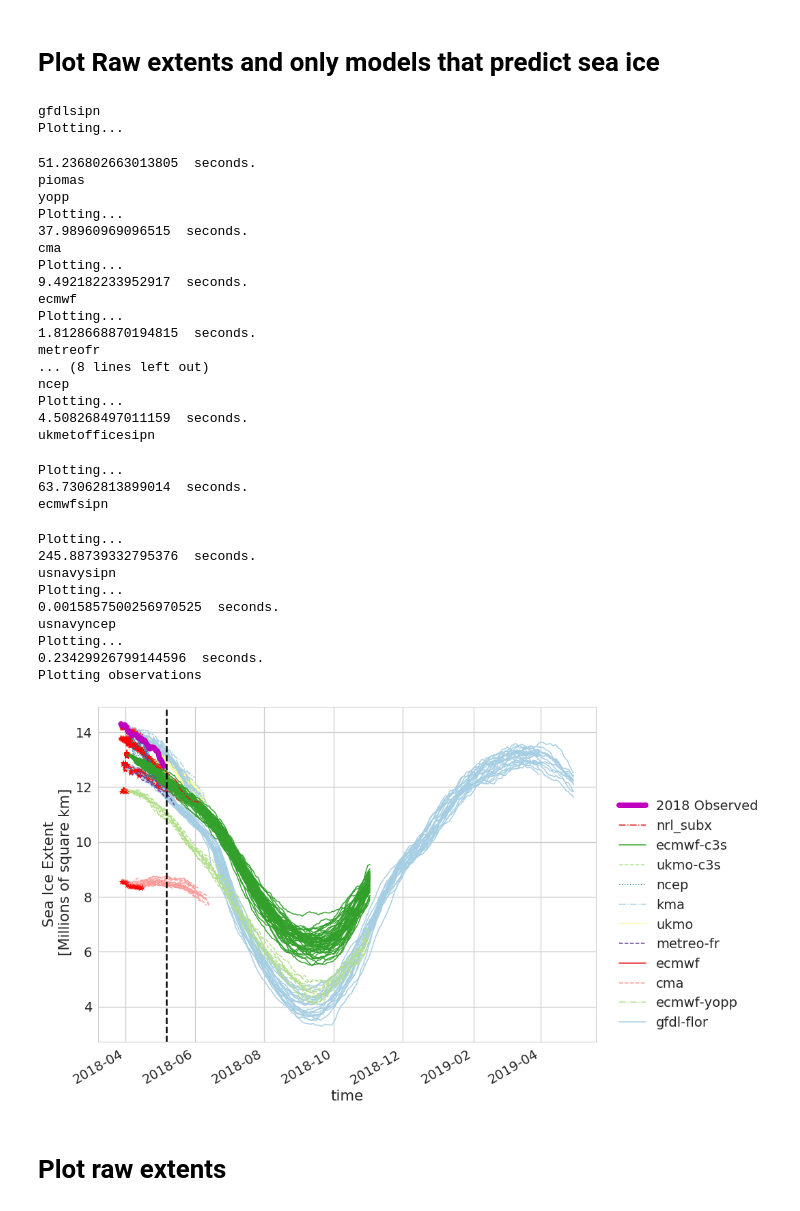
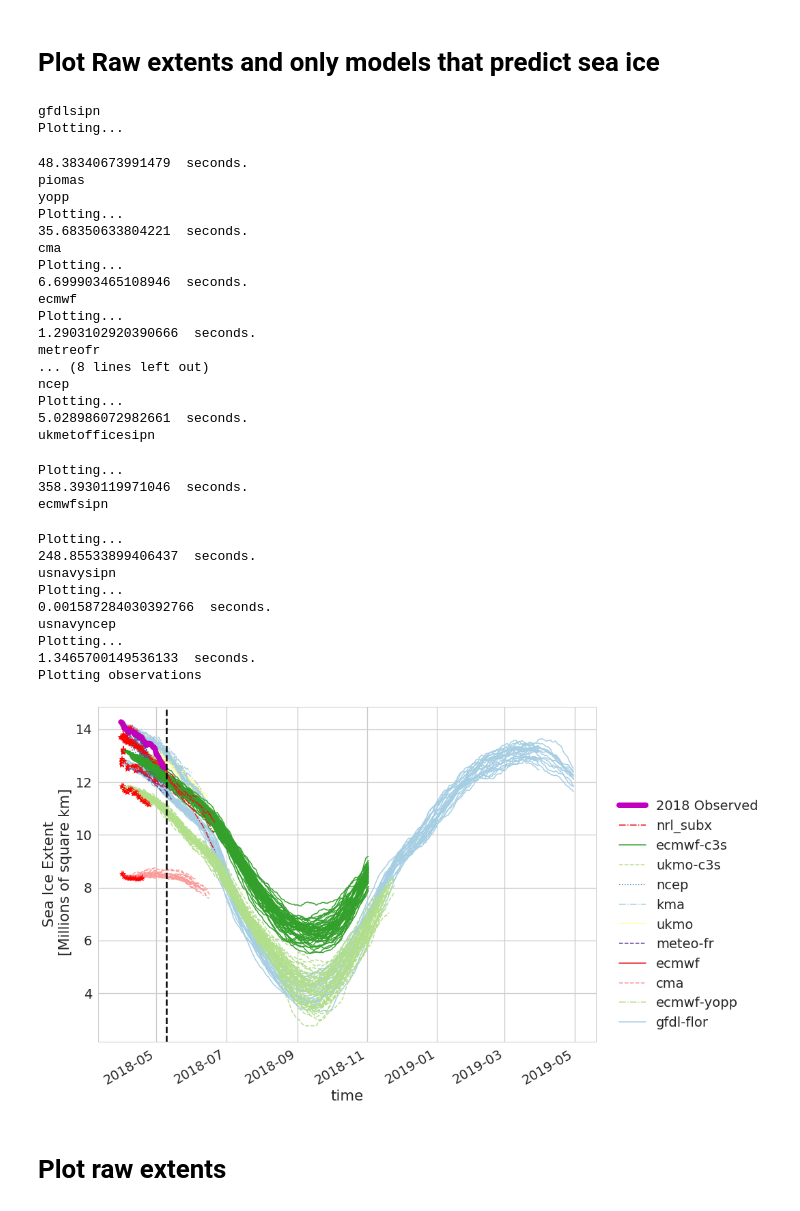
Before and after one commit to NicWayand/ESIO, a Jupyter notebook: notebooks/plot_Extent_Model_Obs.ipynb, the cells around one changed output. Drawn from its saved outputs; the diff is of its cells as text; code cells hidden in the pictures.

```diff
--- a/notebooks/plot_Extent_Model_Obs.ipynb
+++ b/notebooks/plot_Extent_Model_Obs.ipynb
@@ -72,7 +72,7 @@ metric1 = 'extent'
 # Initialization times to plot
 cd = datetime.datetime.now()
 cd = datetime.datetime(cd.year, cd.month, cd.day) # Assumes hours 00, min 00
-SD = cd - datetime.timedelta(days=40)
+SD = cd - datetime.timedelta(days=30)
 ED = cd + datetime.timedelta(days=365)
 # %%
 # Info about models runs
@@ -154,7 +154,8 @@ for cvar in variables:
             #print("Skipping model", cmod, "no forecast files found.")
             continue # Skip this model
         ds_model = xr.open_mfdataset(model_forecast,
-                                     chunks={'ensemble': 1, 'fore_time': 1, 'init_time': 1, 'nj': 304, 'ni': 448})
+                                     chunks={'ensemble': 1, 'fore_time': 1, 'init_time': 1, 'nj': 304, 'ni': 448},
+                                     concat_dim='init_time')
         ds_model.rename({'nj':'x', 'ni':'y'}, inplace=True)
 #         print(ds_model)
 
@@ -226,43 +227,43 @@ for cvar in variables:
     ax1.set_ylim(cylims)
     plt.subplots_adjust(right=.8)
 
     # Save to file
     f_out = os.path.join(fig_dir,'panArctic_'+metric1+'_'+runType+'_raw_predicted.png')
     f.savefig(f_out,bbox_inches='tight',dpi=200)
     mpld3.save_html(f, os.path.join(fig_dir,'panArctic_'+metric1+'_'+runType+'_raw_predicted.html'))
 # %% [output]
 gfdlsipn
 Plotting...
-51.236802663013805  seconds.
+48.38340673991479  seconds.
 piomas
 yopp
 Plotting...
-37.98960969096515  seconds.
+35.68350633804221  seconds.
 cma
 Plotting...
-9.492182233952917  seconds.
+6.699903465108946  seconds.
 ecmwf
 Plotting...
-1.8128668870194815  seconds.
+1.2903102920390666  seconds.
 metreofr
 ... (8 lines left out)
 ncep
 Plotting...
-4.508268497011159  seconds.
+5.028986072982661  seconds.
 ukmetofficesipn
 Plotting...
-63.73062813899014  seconds.
+358.3930119971046  seconds.
 ecmwfsipn
 Plotting...
-245.88739332795376  seconds.
+248.85533899406437  seconds.
 usnavysipn
 Plotting...
-0.0015857500256970525  seconds.
+0.001587284030392766  seconds.
 usnavyncep
 Plotting...
-0.23429926799144596  seconds.
+1.3465700149536133  seconds.
 Plotting observations
-[figure, old version]
+[figure, new version]
 # %% [markdown]
 # Plot raw extents
 # %%
```
Also changed, not shown: parts of 2 cells of this notebook, 14 other files.
